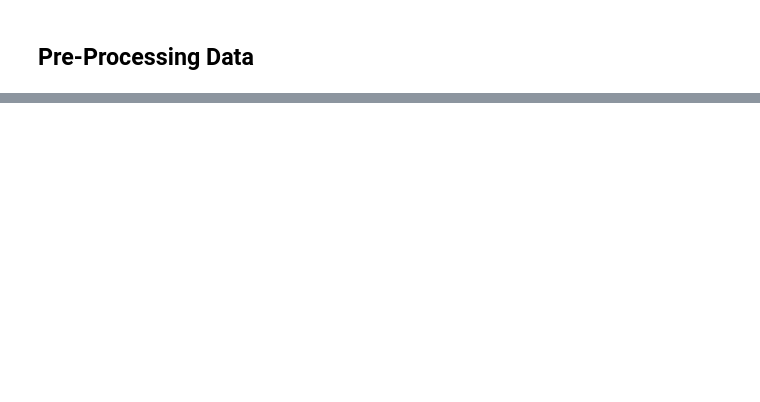
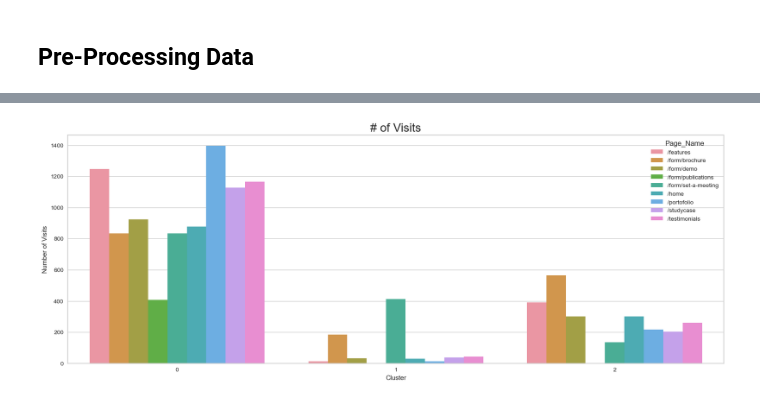
Before and after one commit to AdityaGita/da_saas_b4_labs, a Jupyter notebook: saas_analysis.ipynb, the cells around one changed output, grey strips where cells are left out. Drawn from its saved outputs; the diff is of its cells as text; code cells hidden in the pictures; blank space fills up the shorter version.

```diff
--- a/saas_analysis.ipynb
+++ b/saas_analysis.ipynb
@@ -130,0 +314,13 @@ memory usage: 123.3+ KB
+# %%
+K = range(2,11)
+max_K = max(K)
+fig, ax = plt.subplots(int(np.ceil(max_K/2)), 2, figsize = (15,30))
+
+for n_clusters in K:
+  kmeanModel = KMeans(n_clusters, n_init='auto')
+
+  q, mod = divmod(n_clusters,2)
+  sil = SilhouetteVisualizer(kmeanModel, is_fitted = False, ax = ax[q-1][mod])
+  sil.fit(df_clust)
+  sil.finalize()
+  print(f"For k={n_clusters}, the average silhouette score is {sil.silhouette_score_}")
@@ -130,0 +338,6 @@ memory usage: 123.3+ KB
+# %%
+Kmodel = KMeans(n_clusters = 3 , random_state = 42, n_init='auto')
+Kmodel = Kmodel.fit(df_clust)
+df_cluster = df.copy()
+df_cluster['cluster'] = Kmodel.labels_
+df_cluster.head()
@@ -130,0 +367,4 @@ memory usage: 123.3+ KB
+# %%
+most_visits = google_analytics.merge(df_cluster, how='left')
+most_visits = most_visits.drop(columns=['Page_timestamp','leads_registered','number_of_employee','industry','session_source','total_visits','first_visits'])
+most_visits.head()
@@ -130,0 +378,3 @@ memory usage: 123.3+ KB
+# %%
+most_visits = most_visits.groupby(['cluster','Page_Name'])['ga_id'].count().reset_index()
+most_visits.head()
@@ -130,0 +388,9 @@ memory usage: 123.3+ KB
+# %%
+plt.figure(figsize=(20,7))
+sns.barplot(x='cluster',y='ga_id',data=most_visits, hue='Page_Name')
+plt.title('# of Visits', fontsize=20)
+plt.xlabel('Cluster')
+plt.ylabel('Number of Visits')
+plt.show()
+# %% [output]
+[figure, added]
```
Also changed, not shown: parts of 30 cells of this notebook, 2 other files.
